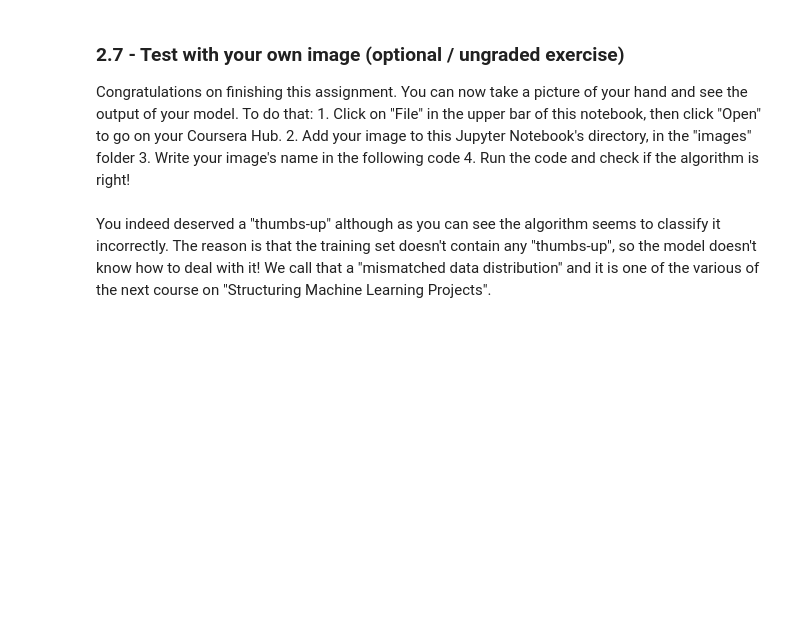
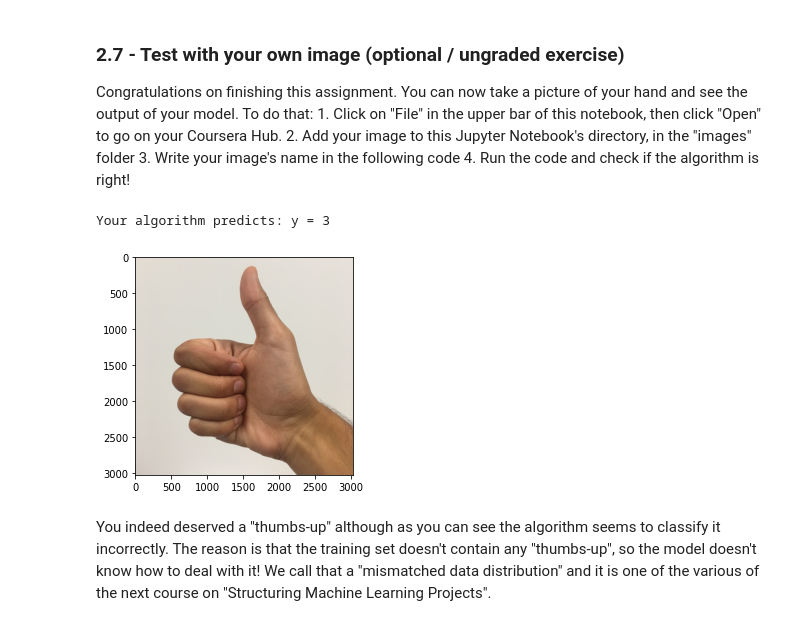
Before and after one commit to jacobjohn2016/Deep-Learning-AI, a Jupyter notebook: 2-Improving-Deep-Neural-Networks/assignments/week7/TensorFlow_Tutorial_v3b.ipynb, the cells around one changed output. Cells and saved outputs as stored; diff of their text form; code cells hidden in the pictures; blank space fills up the shorter version.

```diff
--- a/2-Improving-Deep-Neural-Networks/assignments/week7/TensorFlow_Tutorial_v3b.ipynb
+++ b/2-Improving-Deep-Neural-Networks/assignments/week7/TensorFlow_Tutorial_v3b.ipynb
@@ -580,12 +626,12 @@ def initialize_parameters():
     tf.set_random_seed(1)                   # so that your "random" numbers match ours
 
     ### START CODE HERE ### (approx. 6 lines of code)
-    W1 = None
-    b1 = None
-    W2 = None
-    b2 = None
-    W3 = None
-    b3 = None
+    W1 = tf.get_variable("W1", [25, 12288], initializer=tf.contrib.layers.xavier_initializer(seed=1))
+    b1 = tf.get_variable("b1", [25, 1], initializer=tf.zeros_initializer())
+    W2 = tf.get_variable("W2", [12, 25], initializer=tf.contrib.layers.xavier_initializer(seed=1))
+    b2 = tf.get_variable("b2", [12, 1], initializer=tf.zeros_initializer())
+    W3 = tf.get_variable("W3", [6, 12], initializer=tf.contrib.layers.xavier_initializer(seed=1))
+    b3 = tf.get_variable("b3", [6, 1], initializer=tf.zeros_initializer())
     ### END CODE HERE ###
 
     parameters = {"W1": W1,
@@ -679,11 +736,11 @@ def forward_propagation(X, parameters):
     b3 = parameters['b3']
 
     ### START CODE HERE ### (approx. 5 lines)              # Numpy Equivalents:
-    Z1 = None                                              # Z1 = np.dot(W1, X) + b1
-    A1 = None                                              # A1 = relu(Z1)
-    Z2 = None                                              # Z2 = np.dot(W2, A1) + b2
-    A2 = None                                              # A2 = relu(Z2)
-    Z3 = None                                              # Z3 = np.dot(W3, A2) + b3
+    Z1 = tf.add(tf.matmul(W1, X), b1)                                # Z1 = np.dot(W1, X) + b1
+    A1 = tf.nn.relu(Z1)                                              # A1 = relu(Z1)
+    Z2 = tf.add(tf.matmul(W2, A1), b2)                               # Z2 = np.dot(W2, A1) + b2
+    A2 = tf.nn.relu(Z2)                                              # A2 = relu(Z2)
+    Z3 = tf.add(tf.matmul(W3, A2), b3)                               # Z3 = np.dot(W3, A2) + b3
     ### END CODE HERE ###
 
     return Z3
@@ -741,7 +800,7 @@ def compute_cost(Z3, Y):
     labels = tf.transpose(Y)
 
     ### START CODE HERE ### (1 line of code)
-    cost = None
+    cost = tf.reduce_mean(tf.nn.softmax_cross_entropy_with_logits(logits=logits, labels=labels))
     ### END CODE HERE ###
 
     return cost
@@ -823,27 +892,27 @@ def model(X_train, Y_train, X_test, Y_test, learning_rate = 0.0001,
 
     # Create Placeholders of shape (n_x, n_y)
     ### START CODE HERE ### (1 line)
-    X, Y = None
+    X, Y = create_placeholders(n_x, n_y)
     ### END CODE HERE ###
 
     # Initialize parameters
     ### START CODE HERE ### (1 line)
-    parameters = None
+    parameters = initialize_parameters()
     ### END CODE HERE ###
 
     # Forward propagation: Build the forward propagation in the tensorflow graph
     ### START CODE HERE ### (1 line)
-    Z3 = None
+    Z3 = forward_propagation(X, parameters)
     ### END CODE HERE ###
 
     # Cost function: Add cost function to tensorflow graph
     ### START CODE HERE ### (1 line)
-    cost = None
+    cost = compute_cost(Z3, Y)
     ### END CODE HERE ###
 
     # Backpropagation: Define the tensorflow optimizer. Use an AdamOptimizer.
     ### START CODE HERE ### (1 line)
-    optimizer = None
+    optimizer = tf.train.AdamOptimizer(learning_rate=learning_rate).minimize(cost)
     ### END CODE HERE ###
 
     # Initialize all the variables
@@ -869,9 +938,10 @@ def model(X_train, Y_train, X_test, Y_test, learning_rate = 0.0001,
                 (minibatch_X, minibatch_Y) = minibatch
 
                 # IMPORTANT: The line that runs the graph on a minibatch.
-                # Run the session to execute the "optimizer" and the "cost", the feedict should contain a minibatch for (X,Y).
+                # Run the session to execute the "optimizer" and the "cost", the feedict should contain a minibatch
+                # for (X,Y).
                 ### START CODE HERE ### (1 line)
-                _ , minibatch_cost = None
+                _ , minibatch_cost = sess.run([optimizer, cost], feed_dict={X: minibatch_X, Y: minibatch_Y})
                 ### END CODE HERE ###
 
                 epoch_cost += minibatch_cost / minibatch_size
@@ -946,21 +1036,26 @@ Congratulations on finishing this assignment. You can now take a picture of your
 # %%
 import scipy
 from PIL import Image
 from scipy import ndimage
+from skimage.transform import resize
+import imageio
 
 ## START CODE HERE ## (PUT YOUR IMAGE NAME)
 my_image = "thumbs_up.jpg"
 ## END CODE HERE ##
 
 # We preprocess your image to fit your algorithm.
 fname = "images/" + my_image
-image = np.array(ndimage.imread(fname, flatten=False))
+image = np.array(imageio.imread(fname))
 image = image/255.
-my_image = scipy.misc.imresize(image, size=(64,64)).reshape((1, 64*64*3)).T
+my_image = resize(image, (64,64)).reshape((1, 64*64*3)).T
 my_image_prediction = predict(my_image, parameters)
 
 plt.imshow(image)
 print("Your algorithm predicts: y = " + str(np.squeeze(my_image_prediction)))
+# %% [output]
+Your algorithm predicts: y = 3
+[figure, added]
 # %% [markdown]
 You indeed deserved a "thumbs-up" although as you can see the algorithm seems to classify it incorrectly. The reason is that the training set doesn't contain any "thumbs-up", so the model doesn't know how to deal with it! We call that a "mismatched data distribution" and it is one of the various of the next course on "Structuring Machine Learning Projects".
 # %% [markdown]
```
Also changed, not shown: parts of 23 cells of this notebook, 1 other file.
